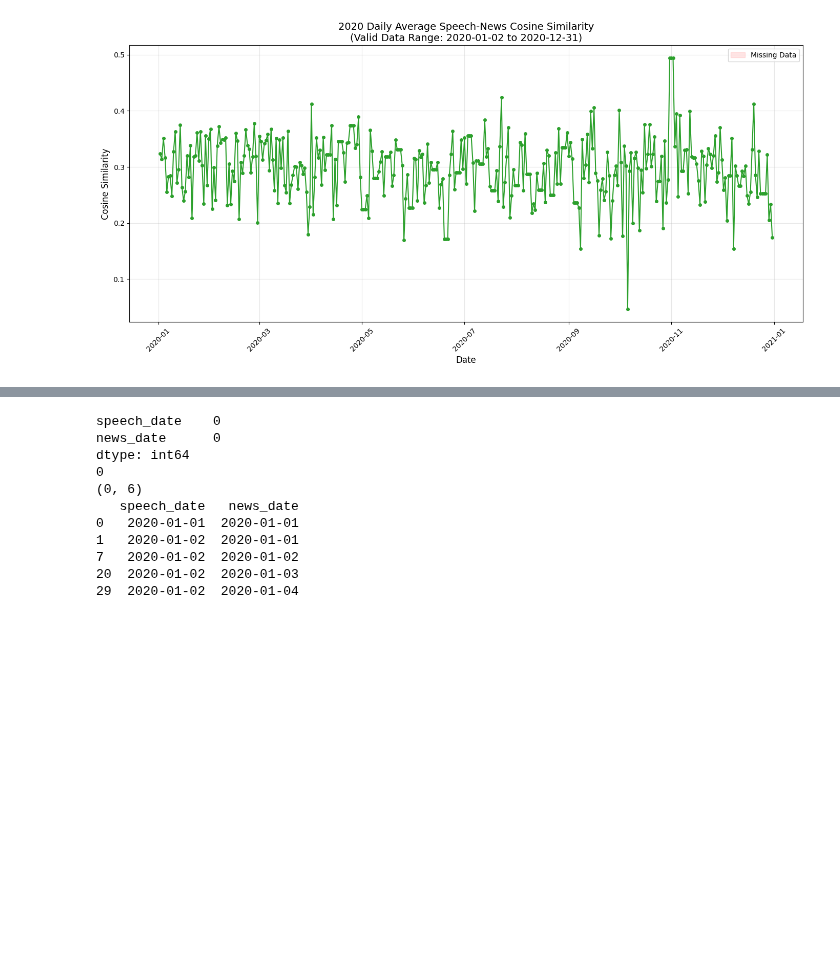
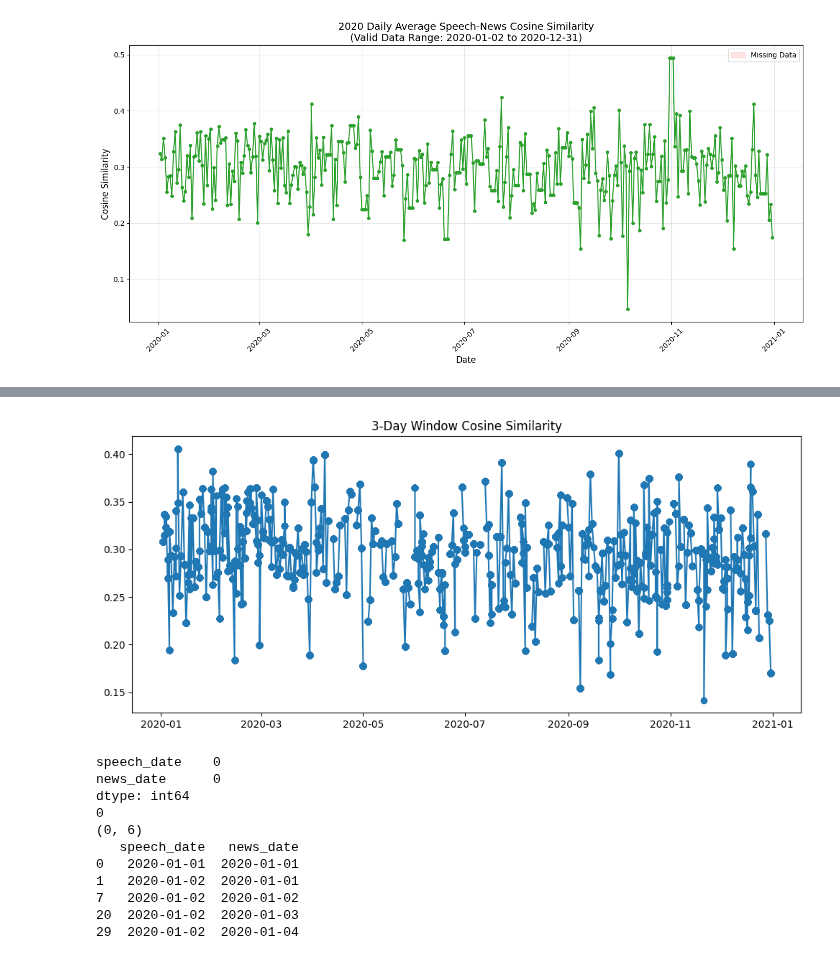
Before and after one commit to lramir14/MDS_thesis, a Jupyter notebook: cosine-similarity-fulldataset.ipynb, the cells around one changed output, grey strips where cells are left out. Drawn from its saved outputs; the diff is of its cells as text; code cells hidden in the pictures; blank space fills up the shorter version.

```diff
--- a/cosine-similarity-fulldataset.ipynb
+++ b/cosine-similarity-fulldataset.ipynb
@@ -876,3 +889,77 @@ Using device: cuda
+# %%
+# =====================================================================
+# 1. Compute Windowed Similarities (Fixed)
+# =====================================================================
+def compute_windowed_similarities(news_tensor, speeches_tensor, speeches_dates, news_dates):
+    """GPU-accelerated 3-day window similarity computation"""
+    # Convert dates to tensors
+    speech_dates_ns = torch.tensor(
+        pd.to_datetime(speeches_dates).astype(np.int64).values,
+        device=device
+    )
+    news_dates_ns = torch.tensor(
+        pd.to_datetime(news_dates).astype(np.int64).values,
+        device=device
+    )
+
+    # Normalize embeddings
+    news_norm = F.normalize(news_tensor, p=2, dim=1)
+    speech_norm = F.normalize(speeches_tensor, p=2, dim=1)
+
+    # Compute full similarity matrix
+    sim_matrix = torch.mm(news_norm, speech_norm.T)  # [news, speeches]
+
+    # Create date window mask (3-day window)
+    day_ns = 86400000000000  # 1 day in nanoseconds
+    window_mask = torch.abs(news_dates_ns.unsqueeze(1) - speech_dates_ns) <= day_ns * 1
+
+    # Apply mask and compute averages
+    windowed_avg = []
+    for i in range(len(speech_dates_ns)):
+        valid_news = window_mask[:, i]
+        if valid_news.any():
+            window_avg = sim_matrix[valid_news, i].mean().item()
+        else:
+            window_avg = np.nan
+        windowed_avg.append(window_avg)
+
+    return windowed_avg, speeches_dates
+
+# =====================================================================
+# 2. Create DataFrame with Valid Column
+# =====================================================================
+windowed_scores, speech_dates = compute_windowed_similarities(
+    news_tensor, speeches_tensor, speeches_dates, news_dates
+)
+
+# Explicitly create DataFrame with correct column name
+daily_avg_df = pd.DataFrame({
+    'date': speech_dates,
+    'cosine_similarity': windowed_scores  # <-- Ensure column name matches
+})
+
+# =====================================================================
+# 3. Merge and Verify
+# =====================================================================
+full_dates = pd.date_range(start="2020-01-01", end="2020-12-31", freq="D")
+final_df = pd.DataFrame({'date': full_dates}).merge(
+    daily_avg_df,
+    on='date',
+    how='left'
+)
+
+# Check if column exists after merge
+assert 'cosine_similarity' in final_df.columns, "Column missing after merge!"
+
+# =====================================================================
+# 4. Plot with Valid Column
+# =====================================================================
+plt.figure(figsize=(12, 5))
+plt.plot(final_df['date'], final_df['cosine_similarity'], marker='o', linestyle='-')
+plt.title('3-Day Window Cosine Similarity')
+plt.show()
+# %% [output]
+[figure, added]
 # %%
 # Check for missing or incorrect 'speech_date' or 'news_date'
 print(similarities_df_2020[['speech_date', 'news_date']].isna().sum())
```
Also changed, not shown: parts of 2 cells of this notebook.
